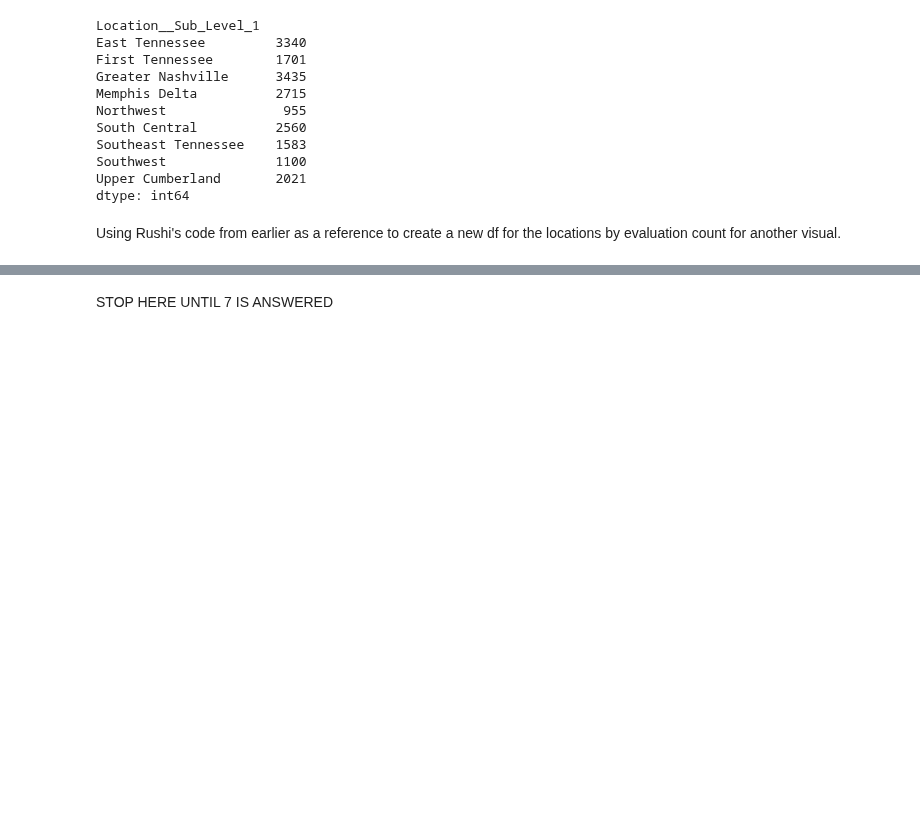
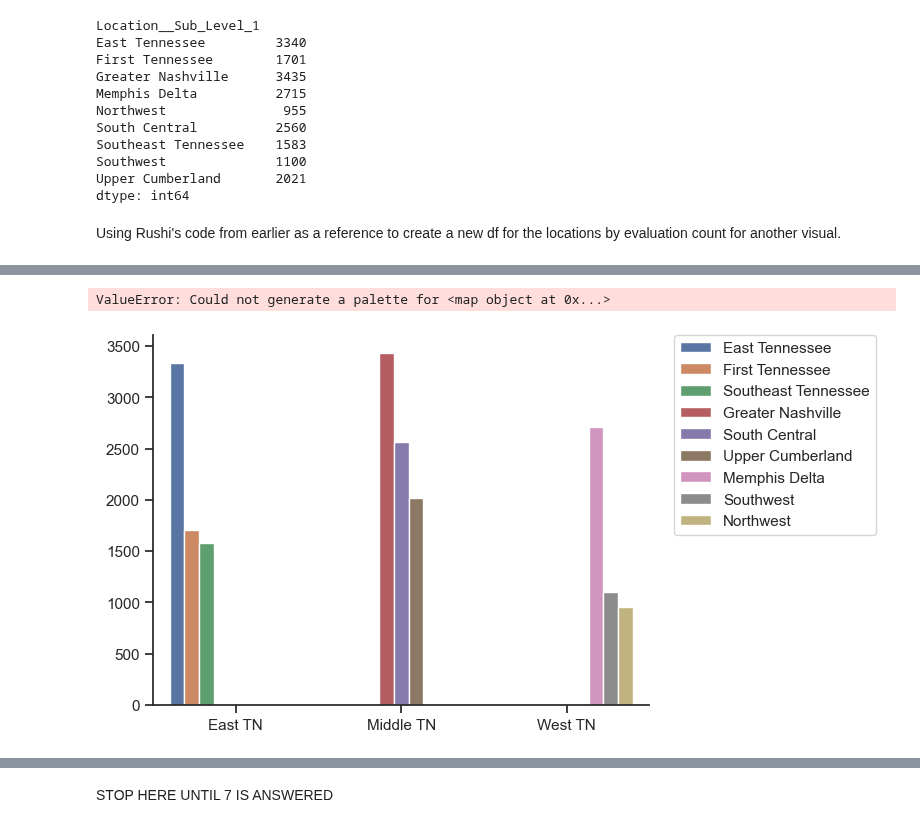
Before and after one commit to NSS-Data-Analytics-Cohort-10/teis-concat-dog, a Jupyter notebook: notebooks/teis_concatdog.ipynb, the cells around one changed output, grey strips where cells are left out. Cells and saved outputs as stored; diff of their text form; code cells hidden in the pictures; blank space fills up the shorter version.

Commit message:
includes code for visuals and list for Saturday

```diff
--- a/notebooks/teis_concatdog.ipynb
+++ b/notebooks/teis_concatdog.ipynb
@@ -508,0 +510,23 @@ location_count_analysis_df
+# %%
+region_dict = {
+    'Northwest' : '#72B99C',
+    'Southwest' : '#978d87',
+    'Memphis Delta' : '#a2c7cd',
+    'Greater Nashville' : '#EE8783',
+    'Upper Cumberland' : '#b7bfa',
+    'South Central' : '#cbc56b',
+    'East Tennessee' : '#7C99BD',
+    'First Tennessee' : '#f9c167',
+    'Southeast Tennessee' : '#bf8fa3'
+}
+# %%
+ax = sns.barplot(hue='Location',y='Evaluation Count',x='Region',data=location_count_analysis_df)
+plt.legend(bbox_to_anchor=(1.05, 1), loc='upper left', borderaxespad=0)
+ax.set(xlabel=None)
+ax.set(ylabel=None)
+custom_params = {"axes.spines.right": False, "axes.spines.top": False}
+sns.set_theme(style="ticks", rc=custom_params)
+palette = sns.color_palette(region_dict)
+# %% [output]
+ValueError: Could not generate a palette for <map object at 0x...>
+[figure, added]
```
Also changed, not shown: parts of 3 cells of this notebook.
